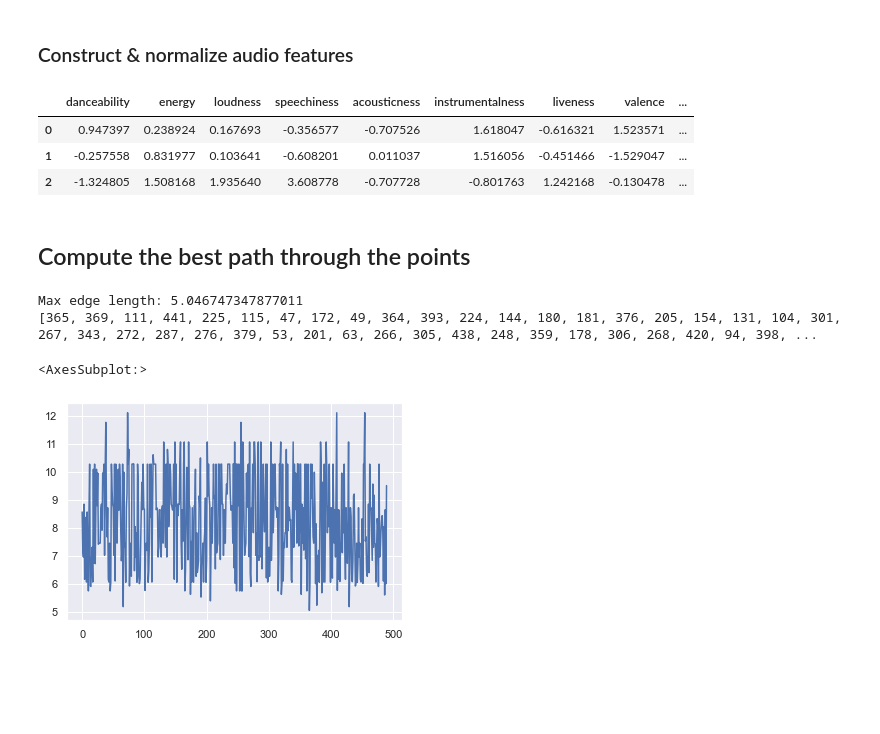
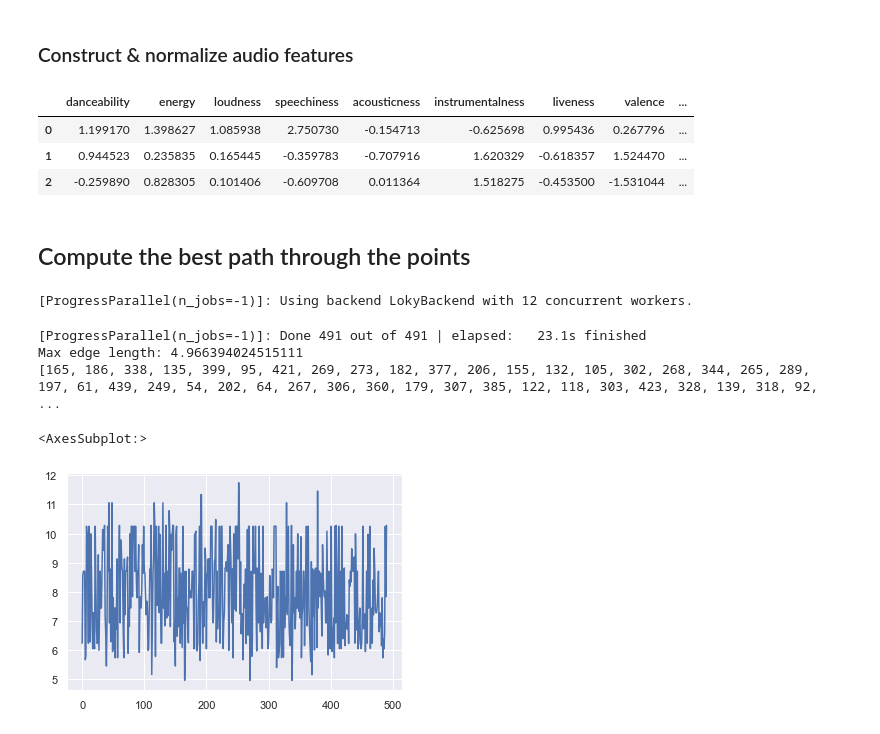
Before and after one commit to tasercake/smoothify, a Jupyter notebook: smoothify/notebooks/K-D Tree.ipynb, the cells around one changed output. Saved outputs shown, nothing was run; the diff lists cells and outputs as text; code cells hidden in the pictures; blank space fills up the shorter version.

```diff
--- a/smoothify/notebooks/K-D Tree.ipynb
+++ b/smoothify/notebooks/K-D Tree.ipynb
@@ -10,7 +10,7 @@ import tekore as tk
 from smoothify.features import construct_features
 import numpy as np
 # %%
-ACCESS_TOKEN = "BQAziu6exc-pHSjAh0tMuqWov1XZWCFzzDuSfsHNqSBpivBXO6dY11w_7syX3AXwfCpE_sXJeq5Cf2YtHwUFGOhpaIbT_XcX0Dgwuz7MfmNXj4A8LL5cDJupkN_vKR6Q3UXXuIBxIJRoRdITcqJDIhozZaUPelJtF3lcf0iKRuY"
+ACCESS_TOKEN = "BQAZAPo0bfSJdKna0uUdCvF2apXr47M6B6KnTKv7jpNS_WzIDsuNYEFR2g7HFqYCu0R0DDHkkjkatZQEympwuX5pQ3bz58EuhiCCwLseA5m4de_iLXGOD05LpsemW2p_OUqoESIaR4auIABwL0EdlMSfUvcGNikXPlcfEQiaTMI"
 spotify = tk.Spotify(ACCESS_TOKEN, asynchronous=True, max_limits_on=True, chunked_on=True)
 # %% [markdown]
 ### Fetch current user's tracks
@@ -31,9 +31,9 @@ features_df = construct_features(audio_features_list=track_features_list)
 features_df.head(3)
 # %% [output]
 |  | danceability | energy | loudness | speechiness | acousticness | instrumentalness | liveness | valence | ... |
-| 0 | 0.947397 | 0.238924 | 0.167693 | -0.356577 | -0.707526 | 1.618047 | -0.616321 | 1.523571 | ... |
-| 1 | -0.257558 | 0.831977 | 0.103641 | -0.608201 | 0.011037 | 1.516056 | -0.451466 | -1.529047 | ... |
-| 2 | -1.324805 | 1.508168 | 1.935640 | 3.608778 | -0.707728 | -0.801763 | 1.242168 | -0.130478 | ... |
+| 0 | 1.199170 | 1.398627 | 1.085938 | 2.750730 | -0.154713 | -0.625698 | 0.995436 | 0.267796 | ... |
+| 1 | 0.944523 | 0.235835 | 0.165445 | -0.359783 | -0.707916 | 1.620329 | -0.618357 | 1.524470 | ... |
+| 2 | -0.259890 | 0.828305 | 0.101406 | -0.609708 | 0.011364 | 1.518275 | -0.453500 | -1.531044 | ... |
 # %%
 points = np.array(features_df)
 # %% [markdown]
@@ -111,15 +57,17 @@ class KDTreeBottleneckTSP:
 # %%
 optimizer = KDTreeBottleneckTSP(points=points)
 results = optimizer.get_best_path()
-best_path = results["best_path"]
-max_dist = results["min_max_dist"]
+best_path = results.best_path
+max_dist = results.min_max_dist
 print(f"Max edge length: {max_dist}")
 print(best_path)
 # %% [output]
-Max edge length: 5.046747347877011
-[365, 369, 111, 441, 225, 115, 47, 172, 49, 364, 393, 224, 144, 180, 181, 376, 205, 154, 131, 104, 301, 267, 343, 272, 287, 276, 379, 53, 201, 63, 266, 305, 438, 248, 359, 178, 306, 268, 420, 94, 398, ...
+[ProgressParallel(n_jobs=-1)]: Using backend LokyBackend with 12 concurrent workers.
+[ProgressParallel(n_jobs=-1)]: Done 491 out of 491 | elapsed:   23.1s finished
+Max edge length: 4.966394024515111
+[165, 186, 338, 135, 399, 95, 421, 269, 273, 182, 377, 206, 155, 132, 105, 302, 268, 344, 265, 289, 197, 61, 439, 249, 54, 202, 64, 267, 306, 360, 179, 307, 385, 122, 118, 303, 423, 328, 139, 318, 92, ...
 # %%
-sns.lineplot(data=(results["max_dists"]))
+sns.lineplot(data=(results.max_dists))
 # %% [output]
 <AxesSubplot:>
-[figure, old version]
+[figure, new version]
```
Also changed, not shown: parts of 3 cells of this notebook.
